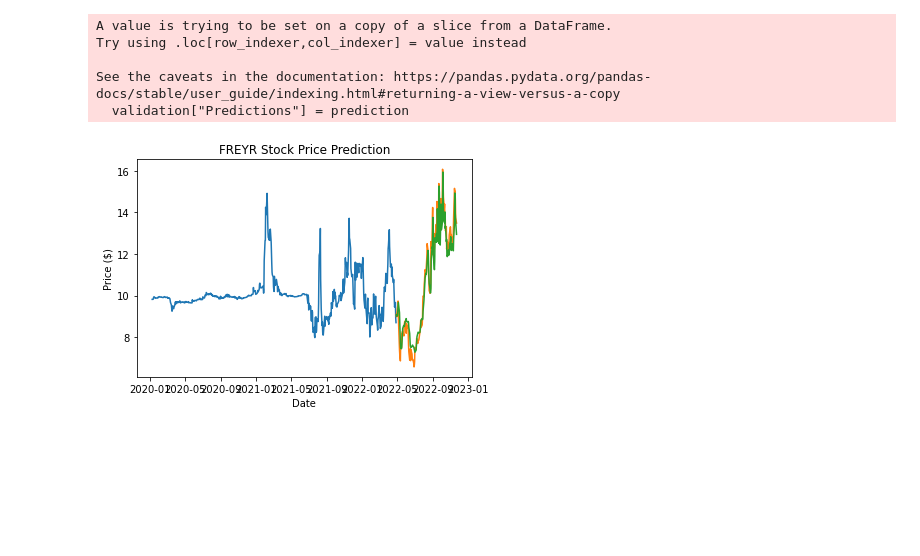
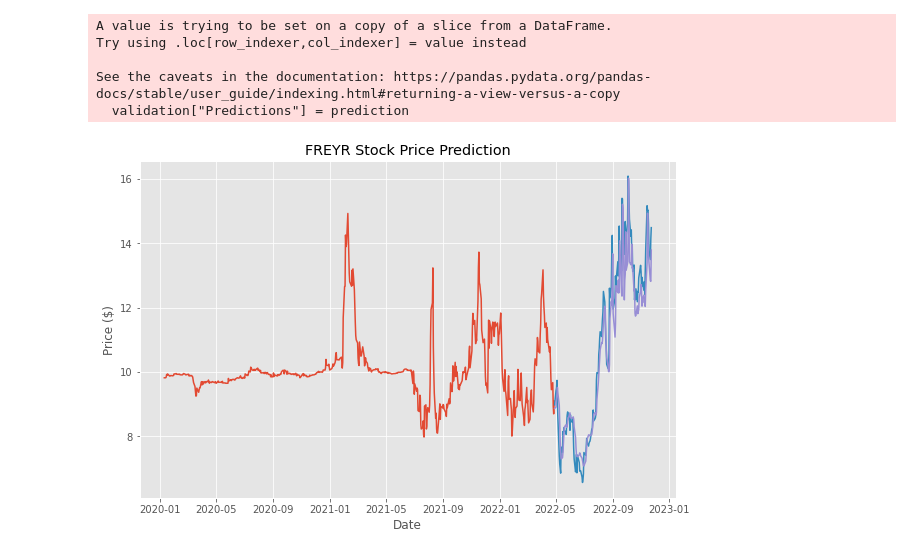
Before and after one commit to lucienqchen/sig, a Jupyter notebook: stock_lstm.ipynb, the cells around one changed output. Cells and saved outputs as stored; diff of their text form; code cells hidden in the pictures; blank space fills up the shorter version.

```diff
--- a/stock_lstm.ipynb
+++ b/stock_lstm.ipynb
@@ -10,6 +10,7 @@ from keras.models import Sequential
 from keras.layers import LSTM
 from keras.layers import Dropout
 from keras.layers import Dense
+plt.style.use("ggplot")
 # %%
 data = pdr.get_data_yahoo("FREY")
 plt.plot(data['Close'])
@@ -81,18 +84,19 @@ rmse
 # %%
 data = data.filter(["Close"])
 train = data[:training_data_len]
 validation = data[training_data_len:]
 validation["Predictions"] = prediction
+plt.figure(figsize=(9.6, 6.2))
 plt.title("FREYR Stock Price Prediction")
 plt.xlabel("Date")
 plt.ylabel("Price ($)")
 plt.plot(train)
 plt.plot(validation[["Close", "Predictions"]])
 plt.show()
 # %% [output]
 A value is trying to be set on a copy of a slice from a DataFrame.
 Try using .loc[row_indexer,col_indexer] = value instead
 
 See the caveats in the documentation: https://pandas.pydata.org/pandas-docs/stable/user_guide/indexing.html#returning-a-view-versus-a-copy
   validation["Predictions"] = prediction
-[figure, old version]
+[figure, new version]
```
Also changed, not shown: parts of 3 cells of this notebook, 2 other files.
